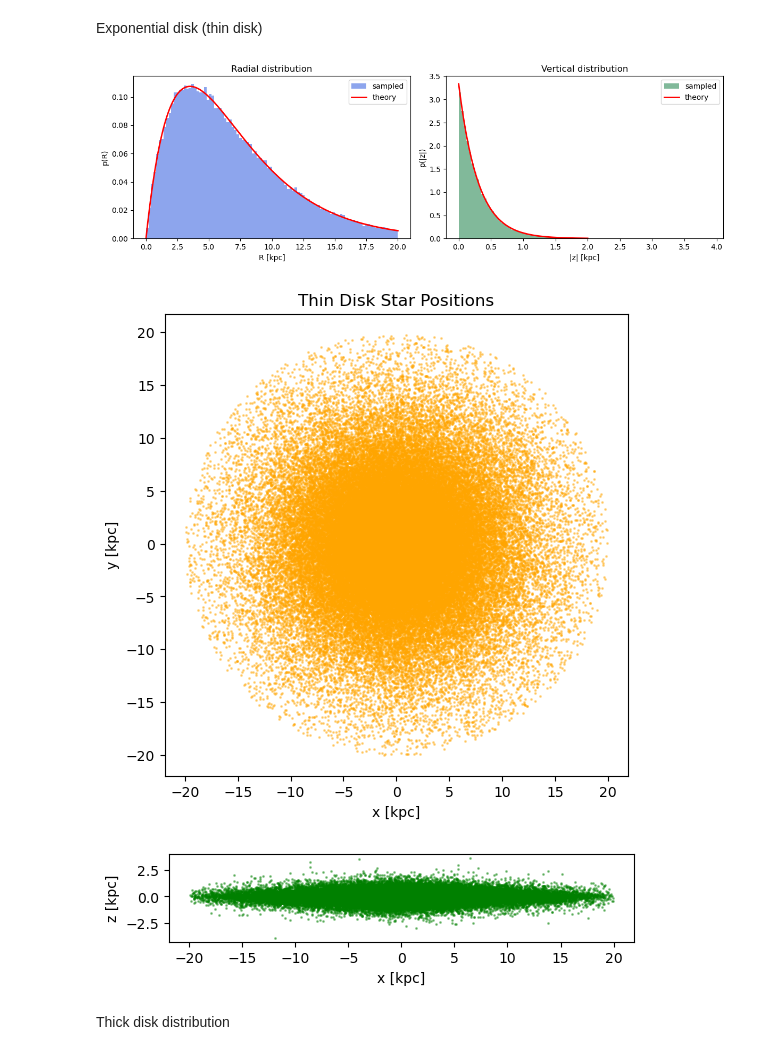
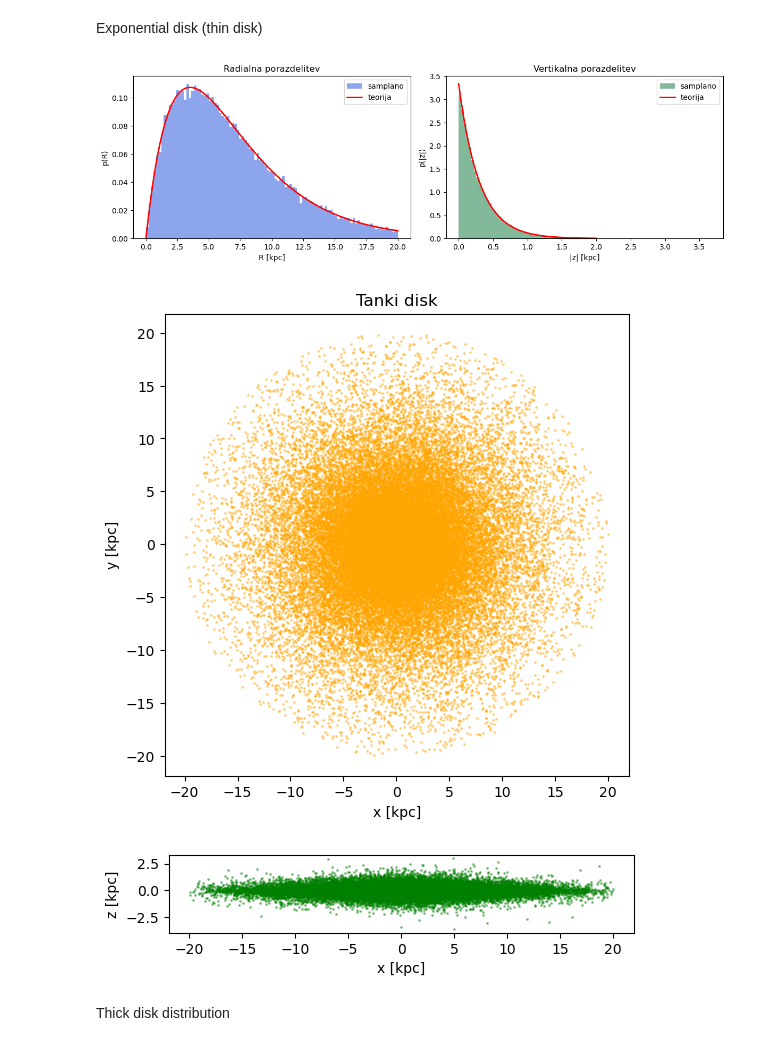
Before and after one commit to Gue5Who/Faks, a Jupyter notebook: ZDZ/dn1/galaksija_stats.ipynb, the cells around one changed output. Cells and saved outputs as stored; diff of their text form; code cells hidden in the pictures.

```diff
--- a/ZDZ/dn1/galaksija_stats.ipynb
+++ b/ZDZ/dn1/galaksija_stats.ipynb
@@ -42,7 +42,7 @@ def sample_exponential_disk(N, lR, lz, Rmax=None):
 
 
 # Example usage: thin disk
-N = 100000
+N = 50000
 lR_thin = 3.5 * u.kpc
 lz_thin = 0.3 * u.kpc
 Rmax=20
@@ -57,44 +57,44 @@ y = R * np.sin(phi)
 fig, axs = plt.subplots(1, 2, figsize=(12, 4))
 
 # Radial histogram
-axs[0].hist(R.value, bins=100, density=True, alpha=0.6, color='royalblue', label='sampled')
+axs[0].hist(R.value, bins=100, density=True, alpha=0.6, color='royalblue', label='samplano')
 Rgrid = np.linspace(0, Rmax, 400)
 pdf_R = (Rgrid / lR_thin.value**2) * np.exp(-Rgrid / lR_thin.value)
-axs[0].plot(Rgrid, pdf_R / np.trapz(pdf_R, Rgrid), 'r', lw=2, label='theory')
+axs[0].plot(Rgrid, pdf_R / np.trapz(pdf_R, Rgrid), 'r', lw=2, label='teorija')
 axs[0].set_xlabel("R [kpc]"); axs[0].set_ylabel("p(R)")
-axs[0].legend(); axs[0].set_title("Radial distribution")
+axs[0].legend(); axs[0].set_title("Radialna porazdelitev")
 
 # Vertical histogram
 zabs = np.abs(z.value)
-axs[1].hist(zabs, bins=100, density=True, alpha=0.6, color='seagreen', label='sampled')
+axs[1].hist(zabs, bins=100, density=True, alpha=0.6, color='seagreen', label='samplano')
 zgrid = np.linspace(0, 2, 400)
 pdf_z = (1/lz_thin.value) * np.exp(-zgrid/lz_thin.value)
-axs[1].plot(zgrid, pdf_z / np.trapz(pdf_z, zgrid), 'r', lw=2, label='theory')
+axs[1].plot(zgrid, pdf_z / np.trapz(pdf_z, zgrid), 'r', lw=2, label='teorija')
 axs[1].set_xlabel("|z| [kpc]"); axs[1].set_ylabel("p(|z|)")
-axs[1].legend(); axs[1].set_title("Vertical distribution")
+axs[1].legend(); axs[1].set_title("Vertikalna porazdelitev")
 
 plt.tight_layout(); plt.show()
 
 
 
 plt.figure(figsize = (6,6))
-plt.title("Thin Disk Star Positions")
+plt.title("Tanki disk")
 
 plt.scatter(x.value, y.value, s=1, alpha=0.4, color='orange')
 plt.xlabel("x [kpc]")
 plt.ylabel("y [kpc]")
 plt.gca().set_aspect('equal', 'box')
 
 plt.figure(figsize = (6,6))
 plt.scatter(x.value, z.value, s=1, alpha=0.4, color='green')
 plt.xlabel("x [kpc]")
 plt.ylabel("z [kpc]")
 plt.gca().set_aspect('equal', 'box')
 plt.show()
 # %% [output]
-[figure, old version]
+[figure, new version]
-[figure, old version]
+[figure, new version]
-[figure, old version]
+[figure, new version]
 # %% [markdown]
 Thick disk distribution
 # %%
```
Also changed, not shown: parts of 7 cells of this notebook, 50 other files.
